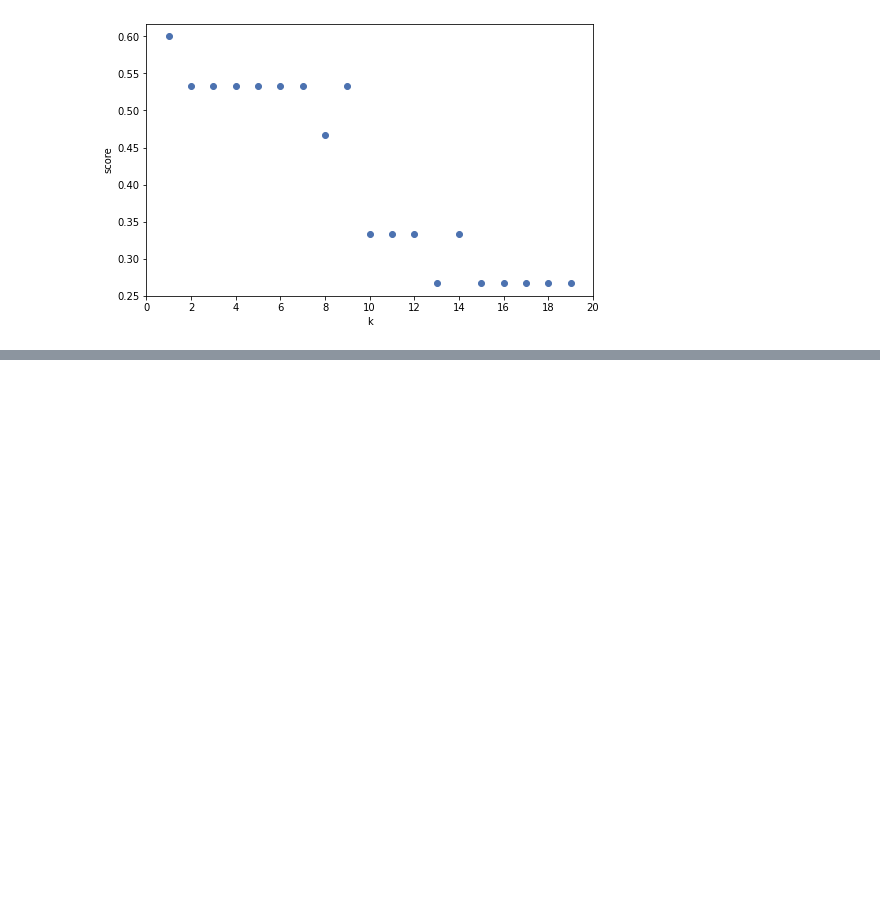
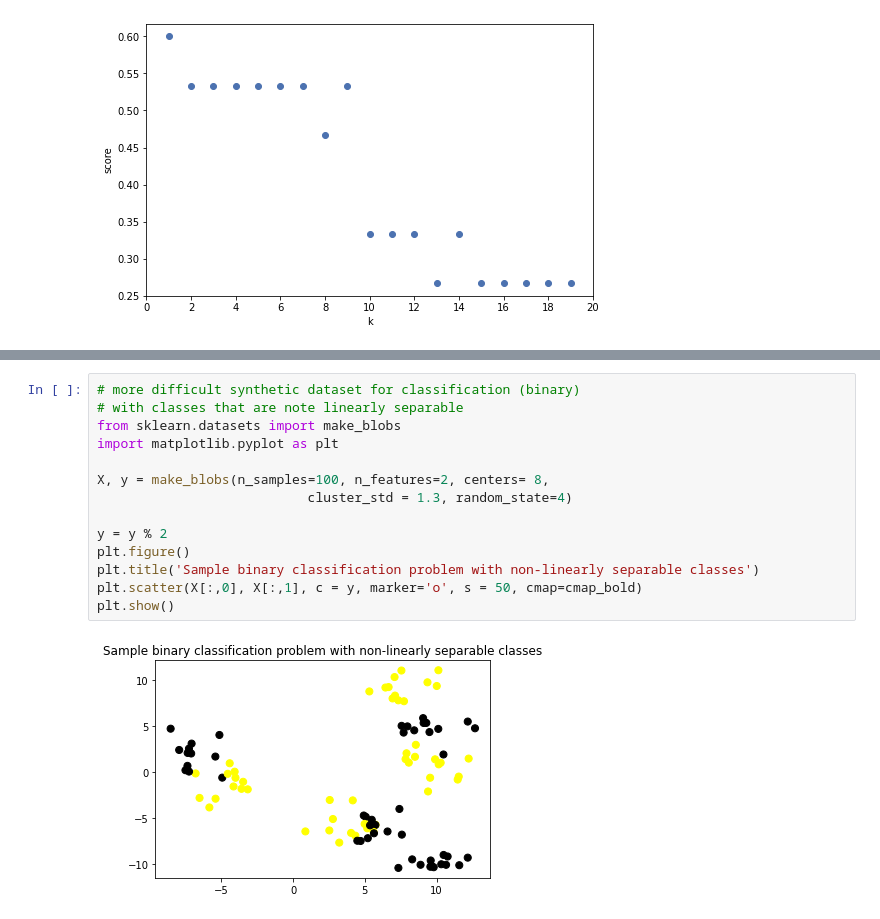
Before and after one commit to EduardoMontero-100/DataScience, a Jupyter notebook: coursera/excercises_ml.ipynb, the cells around one changed output, grey strips where cells are left out. Drawn from its saved outputs; the diff is of its cells as text; blank space fills up the shorter version.

```diff
--- a/coursera/excercises_ml.ipynb
+++ b/coursera/excercises_ml.ipynb
@@ -136,0 +164,16 @@ plt.xticks(range(0, 21, 2));
+# %%
+# more difficult synthetic dataset for classification (binary)
+# with classes that are note linearly separable
+from sklearn.datasets import make_blobs
+import matplotlib.pyplot as plt
+
+X, y = make_blobs(n_samples=100, n_features=2, centers= 8,
+                           cluster_std = 1.3, random_state=4)
+
+y = y % 2
+plt.figure()
+plt.title('Sample binary classification problem with non-linearly separable classes')
+plt.scatter(X[:,0], X[:,1], c = y, marker='o', s = 50, cmap=cmap_bold)
+plt.show()
+# %% [output]
+[figure, added]
```
Also changed, not shown: parts of 81 cells of this notebook, 41 other files.
